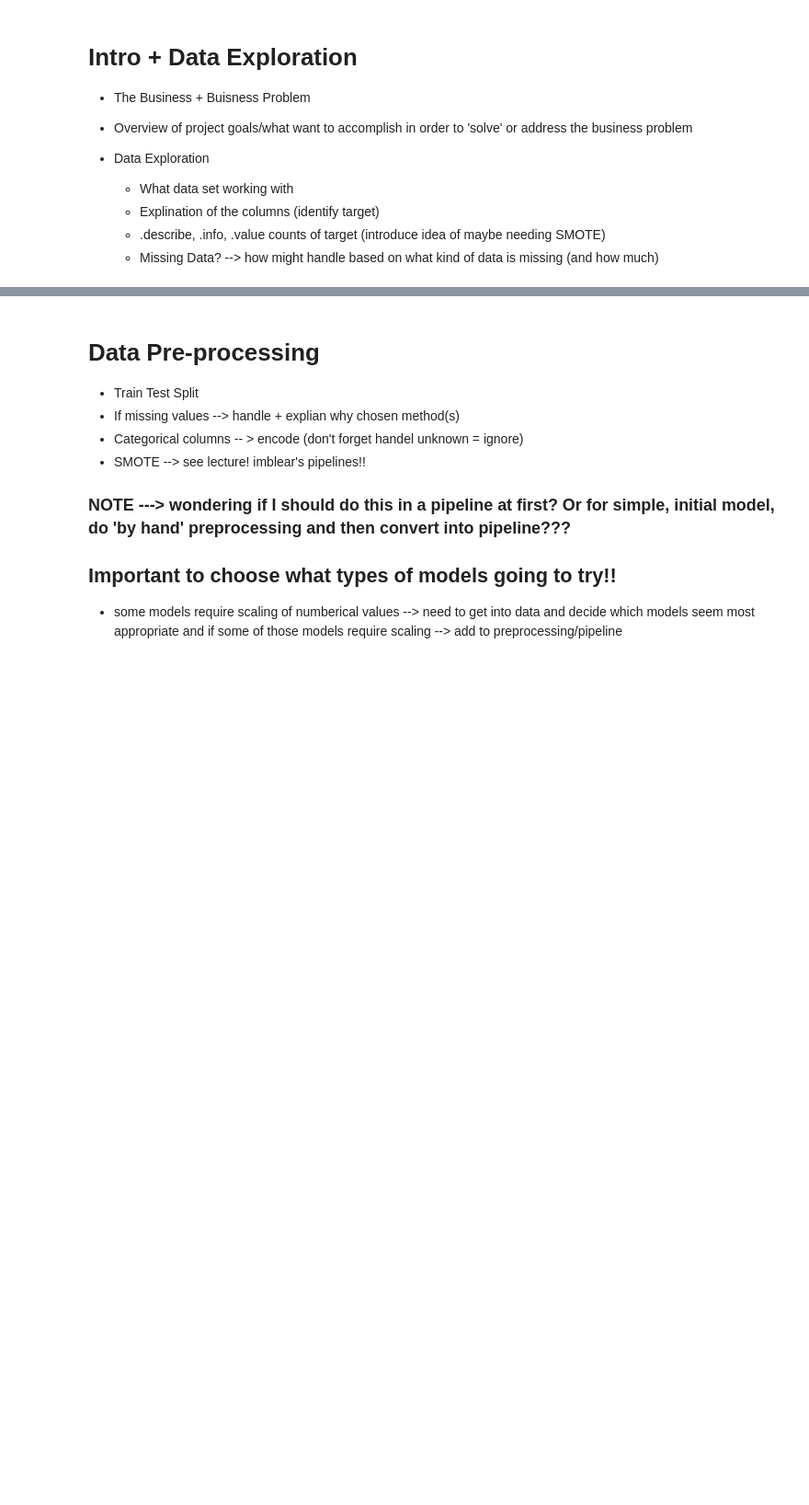
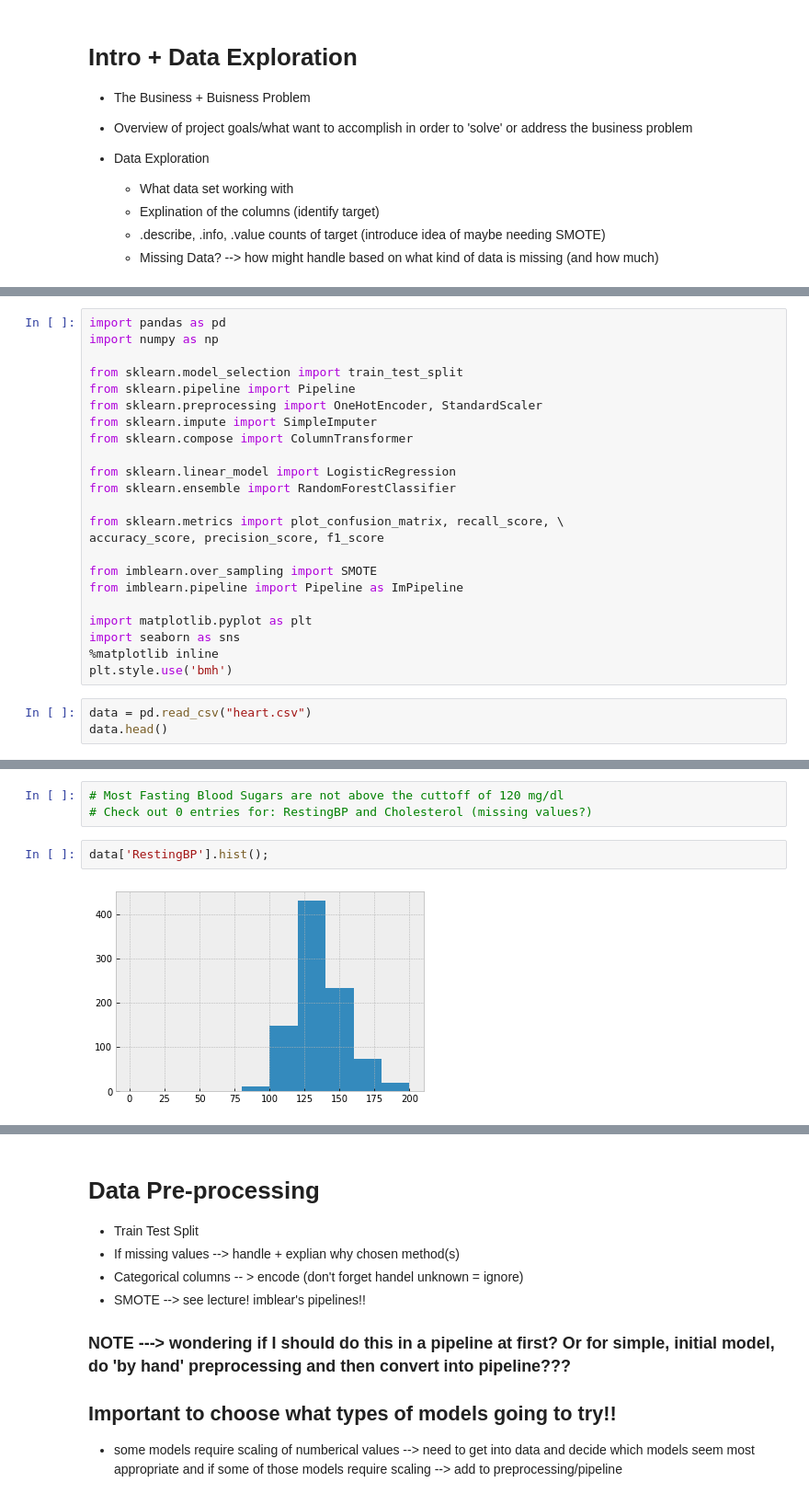
Before and after one commit to Bella3s/heart-disease-classification, a Jupyter notebook: index.ipynb, the cells around one changed output, grey strips where cells are left out. Shown: that part at 92% size. Drawn from its saved outputs; the diff is of its cells as text; blank space fills up the shorter version.

Commit message:
preprocessing

```diff
--- a/index.ipynb
+++ b/index.ipynb
@@ -17,0 +31,26 @@ Phase 3 Project by Bella Scribner
+# %%
+import pandas as pd
+import numpy as np
+
+from sklearn.model_selection import train_test_split
+from sklearn.pipeline import Pipeline
+from sklearn.preprocessing import OneHotEncoder, StandardScaler
+from sklearn.impute import SimpleImputer
+from sklearn.compose import ColumnTransformer
+
+from sklearn.linear_model import LogisticRegression
+from sklearn.ensemble import RandomForestClassifier
+
+from sklearn.metrics import plot_confusion_matrix, recall_score, \
+accuracy_score, precision_score, f1_score
+
+from imblearn.over_sampling import SMOTE
+from imblearn.pipeline import Pipeline as ImPipeline
+
+import matplotlib.pyplot as plt
+import seaborn as sns
+%matplotlib inline
+plt.style.use('bmh')
+# %%
+data = pd.read_csv("heart.csv")
+data.head()
@@ -17,0 +132,7 @@ Phase 3 Project by Bella Scribner
+# %%
+# Most Fasting Blood Sugars are not above the cuttoff of 120 mg/dl
+# Check out 0 entries for: RestingBP and Cholesterol (missing values?)
+# %%
+data['RestingBP'].hist();
+# %% [output]
+[figure, added]
```
Also changed, not shown: parts of 31 cells of this notebook.
